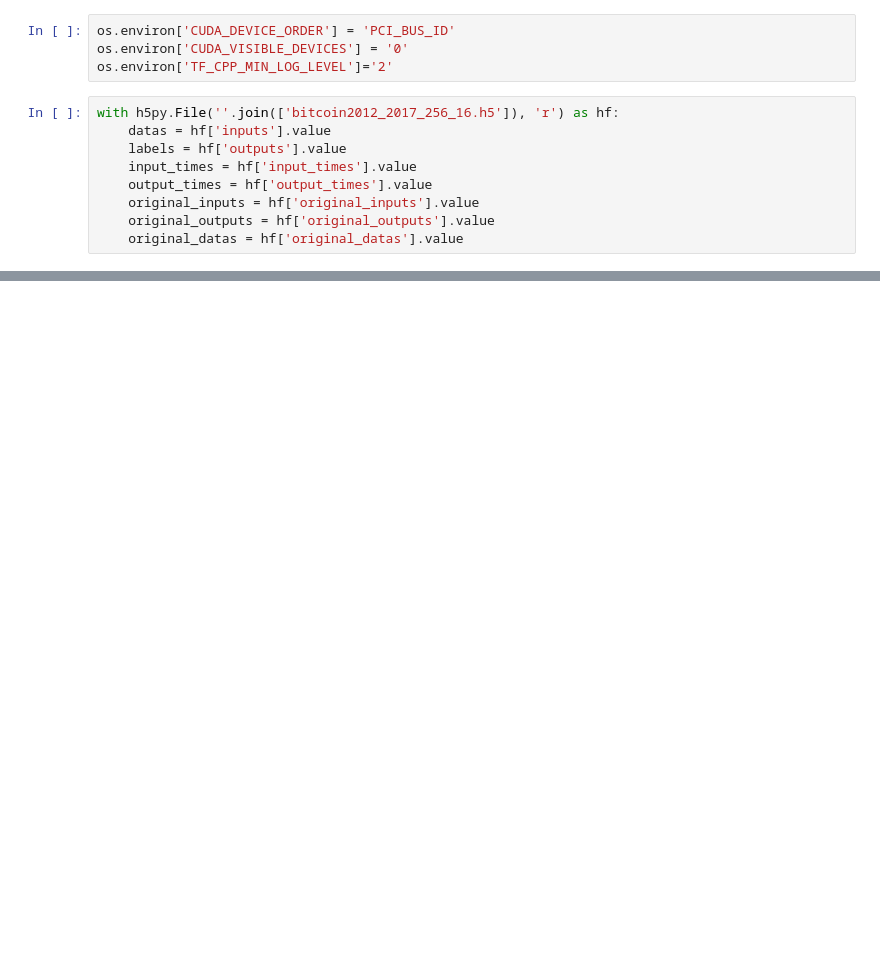
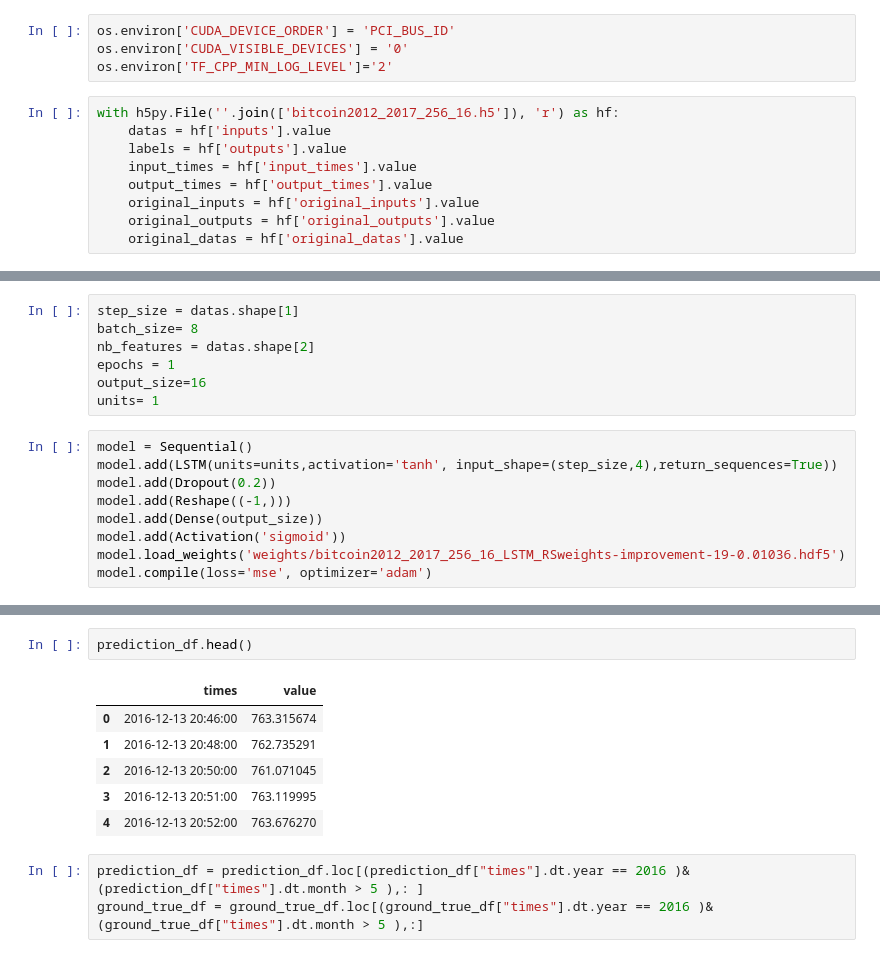
Before and after one commit to khuangaf/CryptocurrencyPrediction, a Jupyter notebook: Plot_LSTM.ipynb, the cells around one changed output, grey strips where cells are left out. Drawn from its saved outputs; the diff is of its cells as text; blank space fills up the shorter version.

```diff
--- a/Plot_LSTM.ipynb
+++ b/Plot_LSTM.ipynb
@@ -39,0 +81,16 @@ with h5py.File(''.join(['bitcoin2012_2017_256_16.h5']), 'r') as hf:
+# %%
+step_size = datas.shape[1]
+batch_size= 8
+nb_features = datas.shape[2]
+epochs = 1
+output_size=16
+units= 1
+# %%
+model = Sequential()
+model.add(LSTM(units=units,activation='tanh', input_shape=(step_size,4),return_sequences=True))
+model.add(Dropout(0.2))
+model.add(Reshape((-1,)))
+model.add(Dense(output_size))
+model.add(Activation('sigmoid'))
+model.load_weights('weights/bitcoin2012_2017_256_16_LSTM_RSweights-improvement-19-0.01036.hdf5')
+model.compile(loss='mse', optimizer='adam')
@@ -39,0 +137,12 @@ with h5py.File(''.join(['bitcoin2012_2017_256_16.h5']), 'r') as hf:
+# %%
+prediction_df.head()
+# %% [output]
+|  | times | value |
+| 0 | 2016-12-13 20:46:00 | 763.315674 |
+| 1 | 2016-12-13 20:48:00 | 762.735291 |
+| 2 | 2016-12-13 20:50:00 | 761.071045 |
+| 3 | 2016-12-13 20:51:00 | 763.119995 |
+| 4 | 2016-12-13 20:52:00 | 763.676270 |
+# %%
+prediction_df = prediction_df.loc[(prediction_df["times"].dt.year == 2016 )&(prediction_df["times"].dt.month > 5 ),: ]
+ground_true_df = ground_true_df.loc[(ground_true_df["times"].dt.year == 2016 )&(ground_true_df["times"].dt.month > 5 ),:]
```
Also changed, not shown: parts of 13 cells of this notebook, 7 other files.
